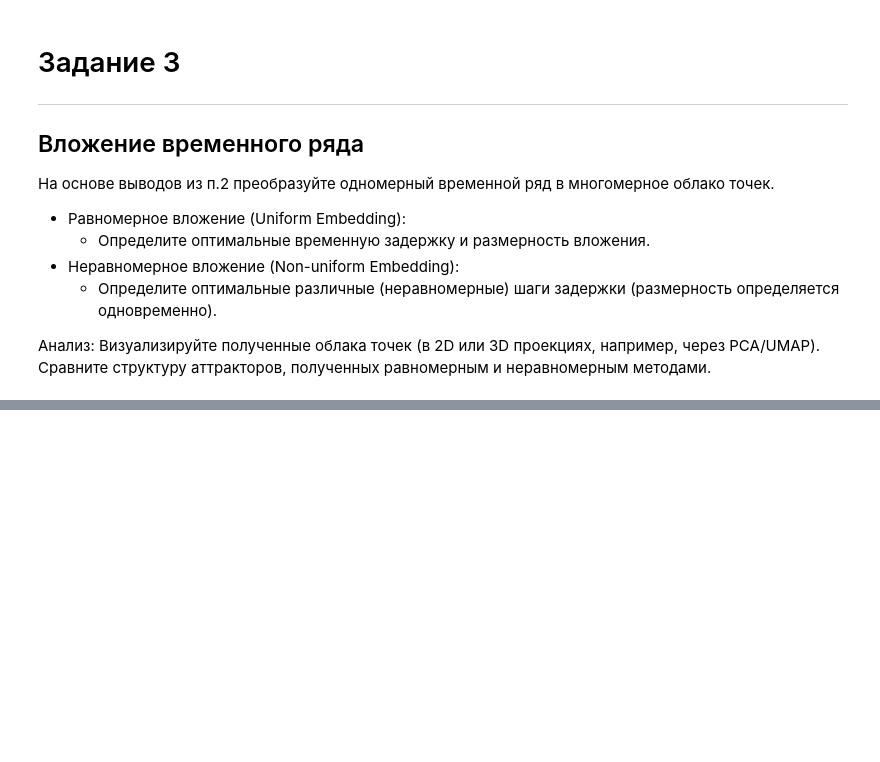
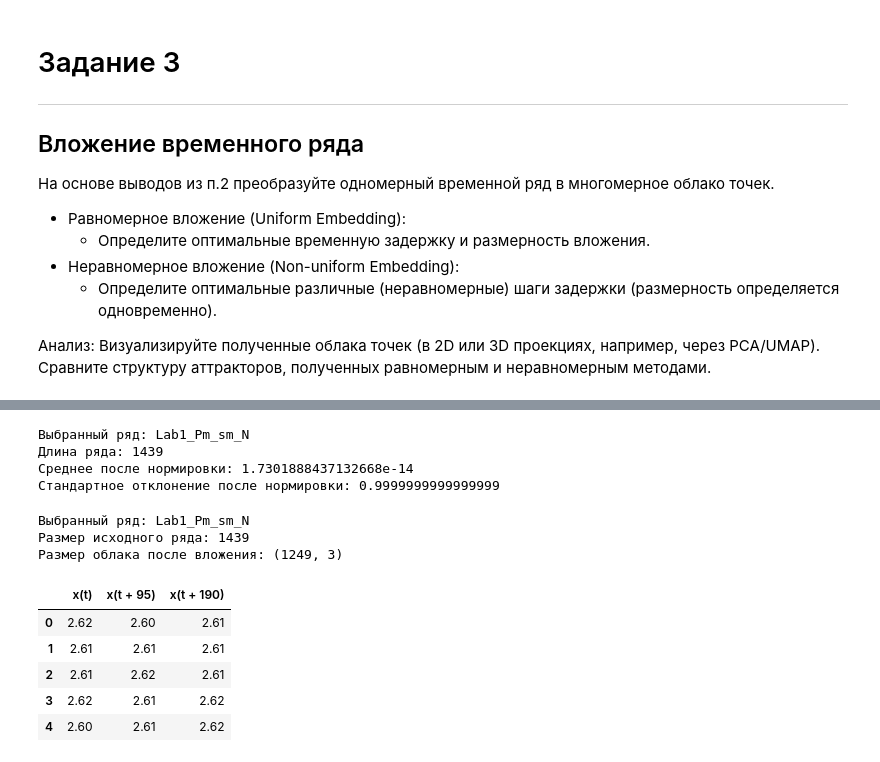
Before and after one commit to timofeevAS/tda-2026, a Jupyter notebook: tda.ipynb, the cells around one changed output, grey strips where cells are left out. Saved outputs shown, nothing was run; the diff lists cells and outputs as text; code cells hidden in the pictures; blank space fills up the shorter version.

Commit message:
Добавлено вложение с равномерной задержкой. Добавлена визуализация в трехмерном пространтсве и проекции многомерного пространство.

```diff
--- a/tda.ipynb
+++ b/tda.ipynb
@@ -521,0 +747,15 @@ display(
+# %%
+selected_col = candidates.iloc[57]["column"]
+
+print("Выбранный ряд:", selected_col)
+
+x = prepare_series(df_tda[selected_col])
+
+print("Длина ряда:", len(x))
+print("Среднее после нормировки:", x.mean())
+print("Стандартное отклонение после нормировки:", x.std())
+# %% [output]
+Выбранный ряд: Lab1_Pm_sm_N
+Длина ряда: 1439
+Среднее после нормировки: 1.7301888437132668e-14
+Стандартное отклонение после нормировки: 0.9999999999999999
@@ -521,0 +793,31 @@ display(
+# %%
+# Параметры вложения
+tau = 95
+m = 3
+
+# Берем выбранный ряд
+x = df_tda[selected_col].dropna().values
+
+# Строим задержанное вложение
+X_embedded = delay_embedding(x, m=m, tau=tau)
+
+print("Выбранный ряд:", selected_col)
+print("Размер исходного ряда:", len(x))
+print("Размер облака после вложения:", X_embedded.shape)
+
+embedding_df = pd.DataFrame(
+    X_embedded,
+    columns=[f"x(t + {i * tau})" if i > 0 else "x(t)" for i in range(m)]
+)
+
+display(embedding_df.head())
+# %% [output]
+Выбранный ряд: Lab1_Pm_sm_N
+Размер исходного ряда: 1439
+Размер облака после вложения: (1249, 3)
+|  | x(t) | x(t + 95) | x(t + 190) |
+| 0 | 2.62 | 2.60 | 2.61 |
+| 1 | 2.61 | 2.61 | 2.61 |
+| 2 | 2.61 | 2.62 | 2.61 |
+| 3 | 2.62 | 2.61 | 2.62 |
+| 4 | 2.60 | 2.61 | 2.62 |
```
Also changed, not shown: parts of 15 cells of this notebook.
